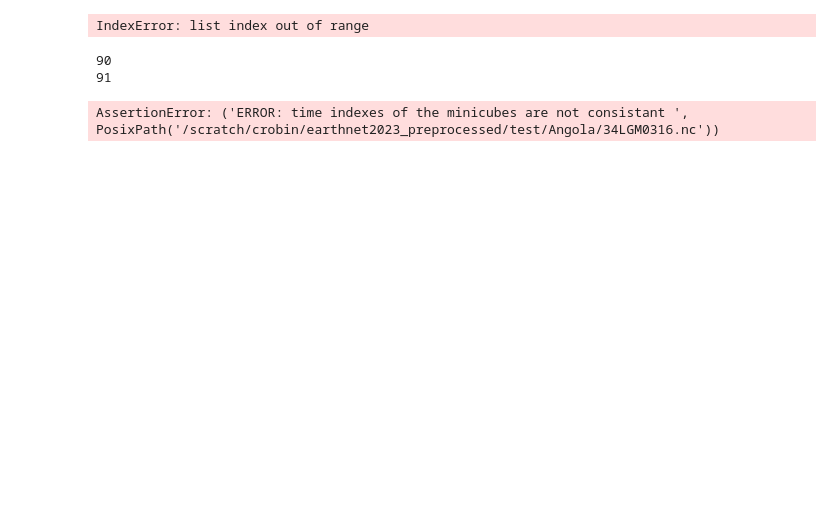
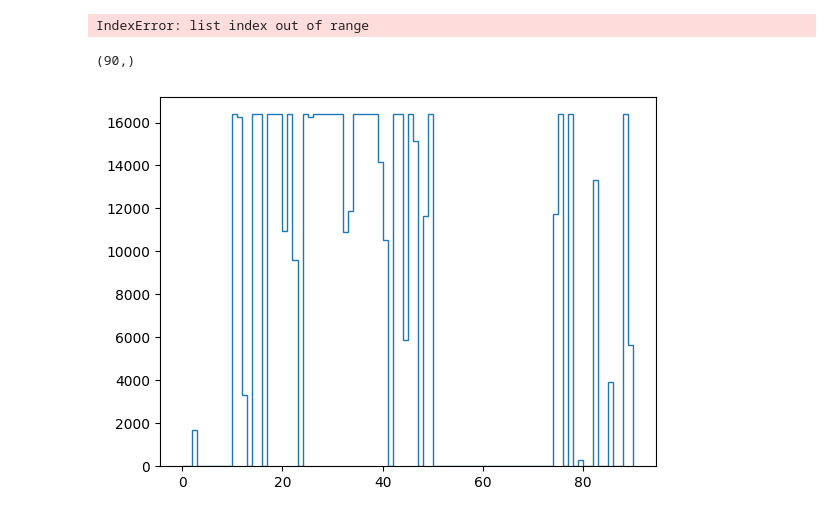
Before and after one commit to earthnet2021/earthnet-models-pytorch, a Jupyter notebook: Data_analysis/earthnet_debugging.ipynb, the cells around one changed output. Saved outputs shown, nothing was run; the diff lists cells and outputs as text; code cells hidden in the pictures; blank space fills up the shorter version.

```diff
--- a/Data_analysis/earthnet_debugging.ipynb
+++ b/Data_analysis/earthnet_debugging.ipynb
@@ -16,22 +24,7 @@ name = str(pred_path)[-12:]
 test_path = list(basepath.glob("test/*/" + name))[0]
 # %% [output]
 IndexError: list index out of range
-# %%
-filepath = test_paths[10] #Path('/scratch/crobin/earthnet2023_preprocessed/test/Angola/32KRG5576.nc')
-minicube = xr.open_dataset(filepath)
-
-# Select the days with available data
-indexes_avail = np.where(minicube.s2_avail.values == 1)[0]
-# s2 is every 5 days
-time = [minicube.time.values[i] for i in range(0, 450, 5)]
-dates = [minicube.time.values[i] for i in (indexes_avail)]
-print(len(time))
-print(len(dates))
-
-# Condition to check that the every 5 days inclus all the dates available (+ missing day)
-if not set(dates) <= set(time):
-    raise AssertionError("ERROR: time indexes of the minicubes are not consistant ", filepath)
-# %% [output]
-90
-91
-AssertionError: ('ERROR: time indexes of the minicubes are not consistant ', PosixPath('/scratch/crobin/earthnet2023_preprocessed/test/Angola/34LGM0316.nc'))
+# %%
+filepath = test_paths[1] #Path('/scratch/crobin/earthnet2023_preprocessed/test/Angola/32KRG5576.nc')
+minicube = xr.open_dataset(filepath)
+targ = minicube.cop_dem.values.ndim
@@ -37,0 +218,13 @@ AssertionError: ('ERROR: time indexes of the minicubes are not consistant ', Pos
+# %%
+# Transform
+mask = s2_mask[:,0,...]
+mask[mask >= 1] = np.nan
+
+# Computation of the NaN values
+series_nan  = np.sum(np.isnan(mask), axis=(1,2))
+print(series_nan.shape)
+plt.stairs(series_nan)
+plt.show()
+# %% [output]
+(90,)
+[figure, added]
```
Also changed, not shown: parts of 6 cells of this notebook, 39 other files.
